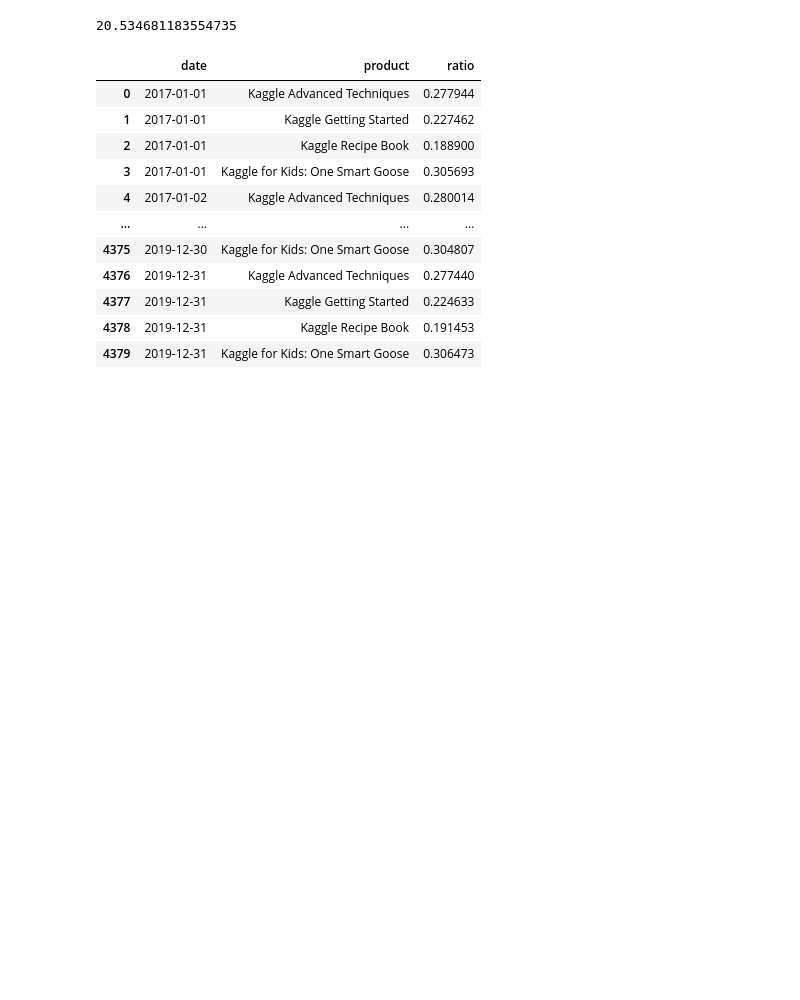
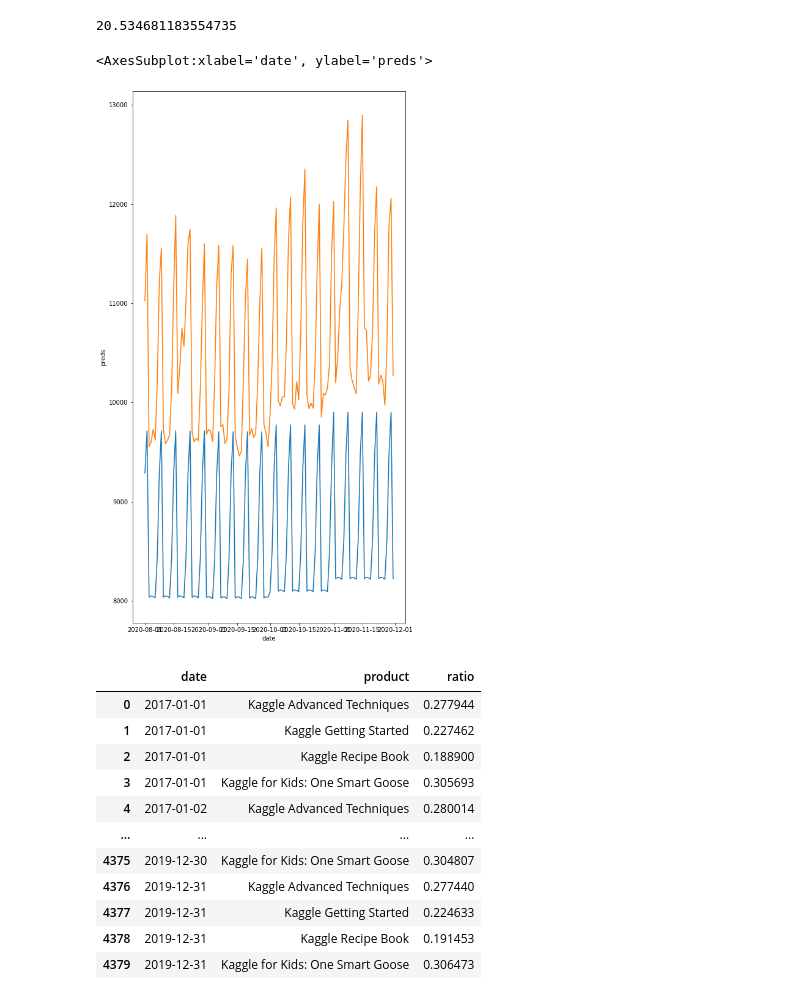
Before and after one commit to vs-sat-dev/Tabular-Playground-Series-09-2022, a Jupyter notebook: notebook.ipynb, the cells around one changed output. Drawn from its saved outputs; the diff is of its cells as text; code cells hidden in the pictures; blank space fills up the shorter version.

```diff
--- a/notebook.ipynb
+++ b/notebook.ipynb
@@ -158,6 +158,13 @@ def smape(a, f):
 smape(df_val_final['num_sold'], df_val_final['preds'])
 # %% [output]
 20.534681183554735
+# %%
+f, ax = plt.subplots(figsize=(8, 16))
+sns.lineplot(data=df_val_final, x='date', y='preds', ax=ax)
+sns.lineplot(data=df_val_final, x='date', y='num_sold', ax=ax)
+# %% [output]
+<AxesSubplot:xlabel='date', ylabel='preds'>
+[figure, added]
 # %%
 df_product = df_train.groupby(['date', 'product'])['num_sold'].sum().reset_index()
 df_product_ratio = df_product.pivot('date', 'product', 'num_sold')
```
Also changed, not shown: parts of 3 cells of this notebook.
